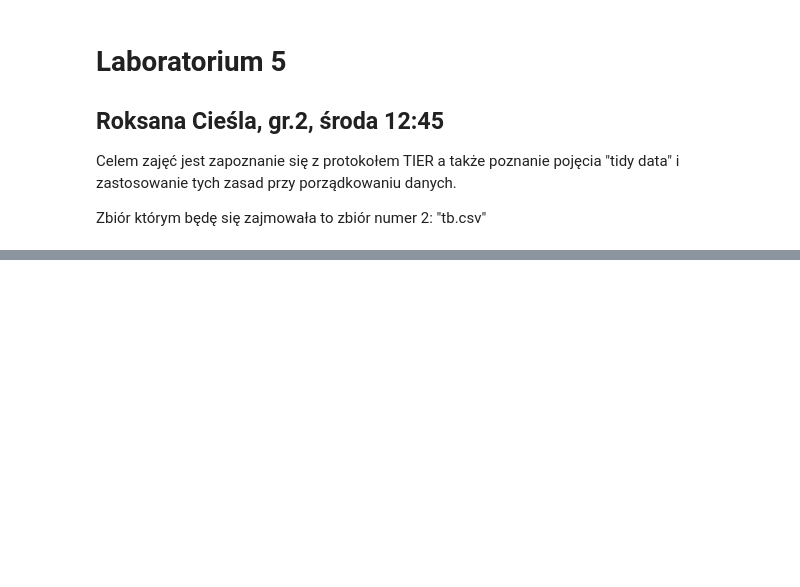
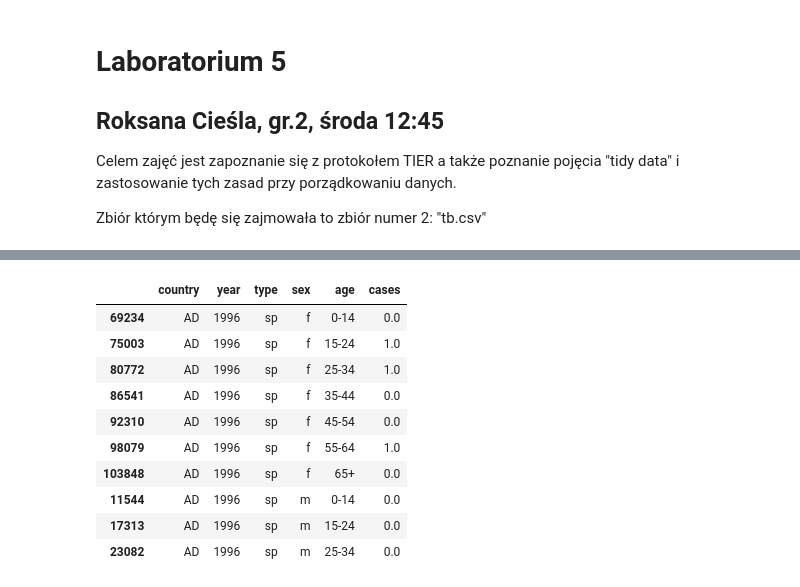
Before and after one commit to rogzan/aibd_rciesla, a Jupyter notebook: lab5/command_files/data_processing.ipynb, the cells around one changed output, grey strips where cells are left out. Drawn from its saved outputs; the diff is of its cells as text; code cells hidden in the pictures; blank space fills up the shorter version.

```diff
--- a/lab5/command_files/data_processing.ipynb
+++ b/lab5/command_files/data_processing.ipynb
@@ -23,0 +159,14 @@ with open(original_data_path) as csvfile:
+# %%
+df3.head(10)  # Postać wynikowa
+# %% [output]
+|  | country | year | type | sex | age | cases |
+| 69234 | AD | 1996 | sp | f | 0-14 | 0.0 |
+| 75003 | AD | 1996 | sp | f | 15-24 | 1.0 |
+| 80772 | AD | 1996 | sp | f | 25-34 | 1.0 |
+| 86541 | AD | 1996 | sp | f | 35-44 | 0.0 |
+| 92310 | AD | 1996 | sp | f | 45-54 | 0.0 |
+| 98079 | AD | 1996 | sp | f | 55-64 | 1.0 |
+| 103848 | AD | 1996 | sp | f | 65+ | 0.0 |
+| 11544 | AD | 1996 | sp | m | 0-14 | 0.0 |
+| 17313 | AD | 1996 | sp | m | 15-24 | 0.0 |
+| 23082 | AD | 1996 | sp | m | 25-34 | 0.0 |
```
Also changed, not shown: parts of 11 cells of this notebook, 1 other file.
